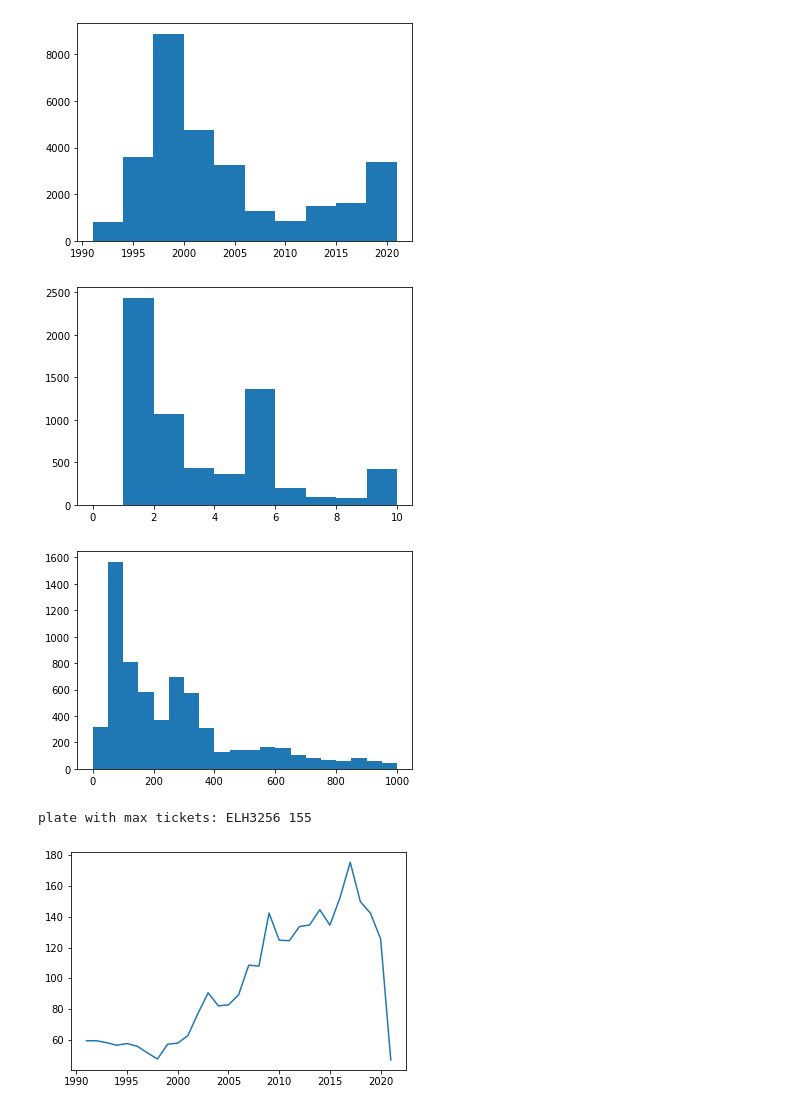
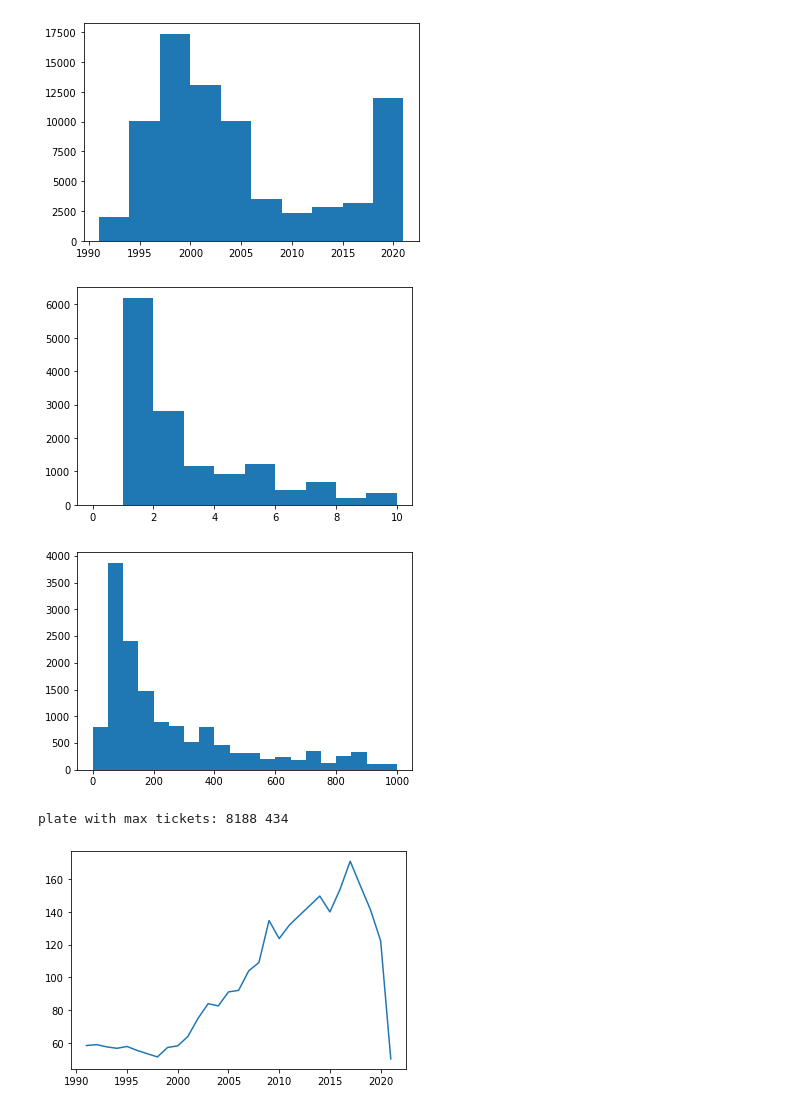
Before and after one commit to unixpickle/pa-parking-tickets, a Jupyter notebook: analysis.ipynb, the cells around one changed output. Cells and saved outputs as stored; diff of their text form; code cells hidden in the pictures.

Commit message:
cleanup code, add data dump CSV

```diff
--- a/analysis.ipynb
+++ b/analysis.ipynb
@@ -3,13 +4,7 @@ import json
 
 import matplotlib.pyplot as plt
-# %%
-# Download data.json using `python scan.py | tee -a data.json`.
-with open('data.json', 'rt') as f:
-    lines = [x.strip() for x in f.readlines()]
-objs = [json.loads(x) for x in lines]
-objs = [x for x in objs if 'details' in x and x['details']]
-# Some details have plates which don't match the plate
-# we searched. Not sure why, but it can be fixed like so.
-for obj in objs:
-    obj['plate'] = obj['details']['License Plate']
+# %%
+with gzip.open('data/data_anon_76k.csv.gz', 'rt') as f:
+    reader = csv.DictReader(f)
+    objs = list(reader)
 # %%
@@ -25,15 +20,15 @@ total money: 2435108.409999996
 # %%
-years = [int(x['date'].split('/')[-1]) for x in objs]
+years = [int(x['year']) for x in objs]
 plt.hist(years)
 plt.show()
 # %% [output]
-[figure, old version]
+[figure, new version]
 # %%
 counts = {x: 0 for x in all_plates}
 money = {x: 0 for x in all_plates}
 for ticket in objs:
-    counts[ticket['plate']] += 1
-    money[ticket['plate']] += float(ticket['amount'])
+    counts[ticket['car_id']] += 1
+    money[ticket['car_id']] += float(ticket['amount'])
 plt.hist(counts.values(), range=(0, 10), bins=10)
 plt.show()
 plt.hist(money.values(), range=(0, 1000), bins=20)
@@ -45,16 +40,16 @@ for plate, count in counts.items():
     if count == max_tickets:
         print('plate with max tickets:', plate, max_tickets)
 # %% [output]
-[figure, old version]
+[figure, new version]
-[figure, old version]
+[figure, new version]
-plate with max tickets: ELH3256 155
+plate with max tickets: 8188 434
 # %%
 year_amounts = {x: [] for x in range(1991, 2022)}
 for obj in objs:
-    year = int(obj['date'].split('/')[-1])
+    year = int(obj['year'])
     year_amounts[year].append(float(obj['amount']))
 plt.plot(year_amounts.keys(), [sum(x)/len(x) for x in year_amounts.values()])
 plt.show()
 # %% [output]
-[figure, old version]
+[figure, new version]
 # %%
```
Also changed, not shown: parts of 7 cells of this notebook, 5 other files.
